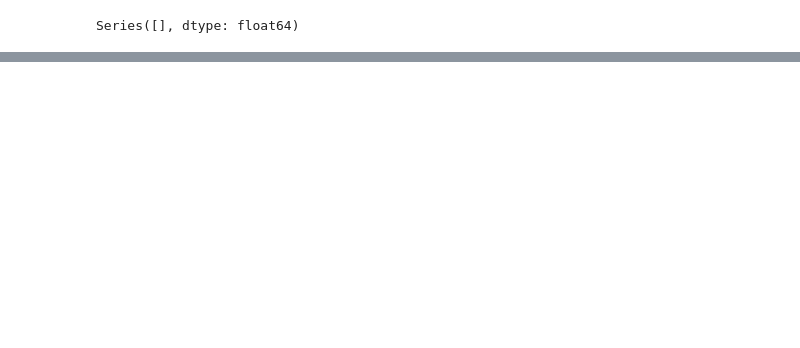
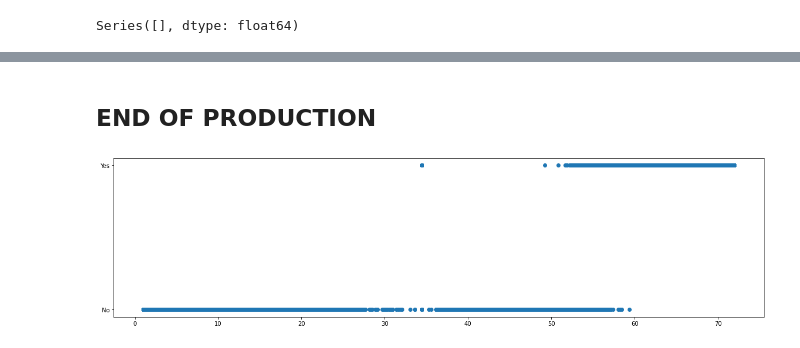
Before and after one commit to colemalphrus/data_cleaning_d206, a Jupyter notebook: D206.ipynb, the cells around one changed output, grey strips where cells are left out. Cells and saved outputs as stored; diff of their text form; code cells hidden in the pictures; blank space fills up the shorter version.

```diff
--- a/D206.ipynb
+++ b/D206.ipynb
@@ -354,0 +448,9 @@ Series([], Name: Anxiety, dtype: object)
+# %% [markdown]
+## END OF PRODUCTION
+# %%
+plt.figure(figsize=(20,5))
+plt.scatter(df["Initial_days"], df["ReAdmis"])
+# plt.scatter(df["Age"], df["ReAdmis"], c="Yellow")
+plt.show()
+# %% [output]
+[figure, added]
```
Also changed, not shown: parts of 42 cells of this notebook.
